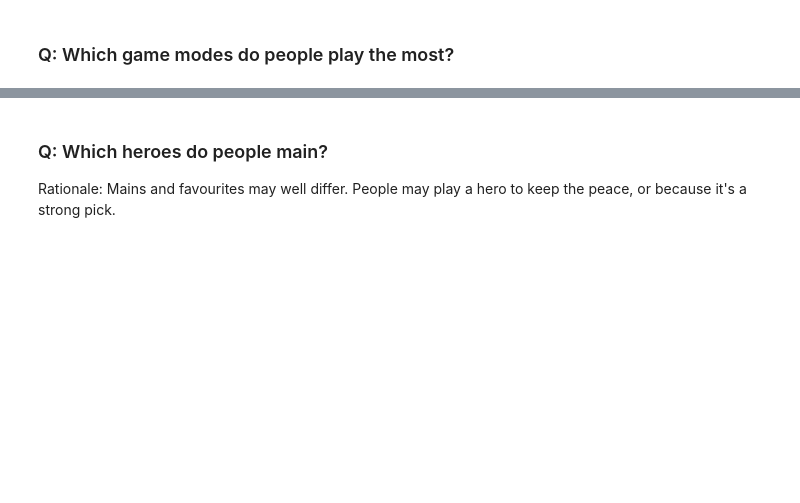
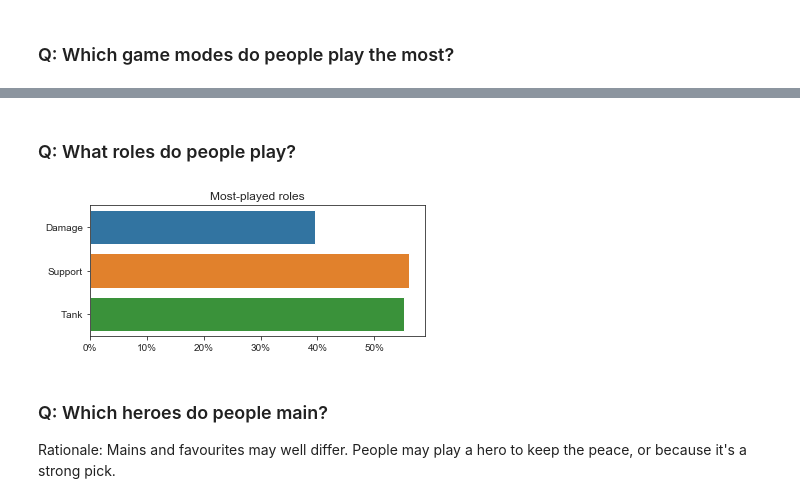
Before and after one commit to marksimpson82/overwatch_survey, a Jupyter notebook: overwatch_survey/Analysis.ipynb, the cells around one changed output, grey strips where cells are left out. Saved outputs shown, nothing was run; the diff lists cells and outputs as text; code cells hidden in the pictures; blank space fills up the shorter version.

```diff
--- a/overwatch_survey/Analysis.ipynb
+++ b/overwatch_survey/Analysis.ipynb
@@ -78,3 +93,36 @@ These responses are specific to the respondents at large.
+# %% [markdown]
+### Q: What roles do people play?
+# %%
+def draw_role_chart(df):
+    roles_played_raw = (df['Most_played_roles']
+                        .value_counts(normalize=True, sort=False)
+                        .sort_index())
+
+    TARGET_COLUMNS = ['Damage', 'Support', 'Tank']
+
+    # avert your eyes -- this is messy. I'm really just looking for a simple pandas aggregation
+    # method where => "if an index contains the string 'Damage', add its count to the 'Damage' sum"
+    roles_played = roles_played_raw[TARGET_COLUMNS].copy()
+
+    # zero these out, as we're going to re-count the originals down below
+    roles_played['Damage'] = 0
+    roles_played['Support'] = 0
+    roles_played['Tank'] = 0
+
+    for index, value in roles_played_raw.iteritems():
+        for target_col in TARGET_COLUMNS:
+            if target_col in index:
+                roles_played[target_col] += value
+
+    figsize=(CHART_BAR_FIGSIZE[0], 2.4)
+    f, ax = plt.subplots(figsize=figsize)
+    ax = sb.barplot(x=roles_played.values, y=roles_played.index)
+    plt.gca().xaxis.set_major_formatter(PercentFormatter(1))
+    ax.set_title("Most-played roles")
+
+draw_role_chart(basic_info_df)
+# %% [output]
+[figure, added]
 # %% [markdown]
 ### Q: Which heroes do people main?
 Rationale: Mains and favourites may well differ. People may play a hero to keep the peace, or because it's a strong pick.
```
Also changed, not shown: parts of 11 cells of this notebook.
